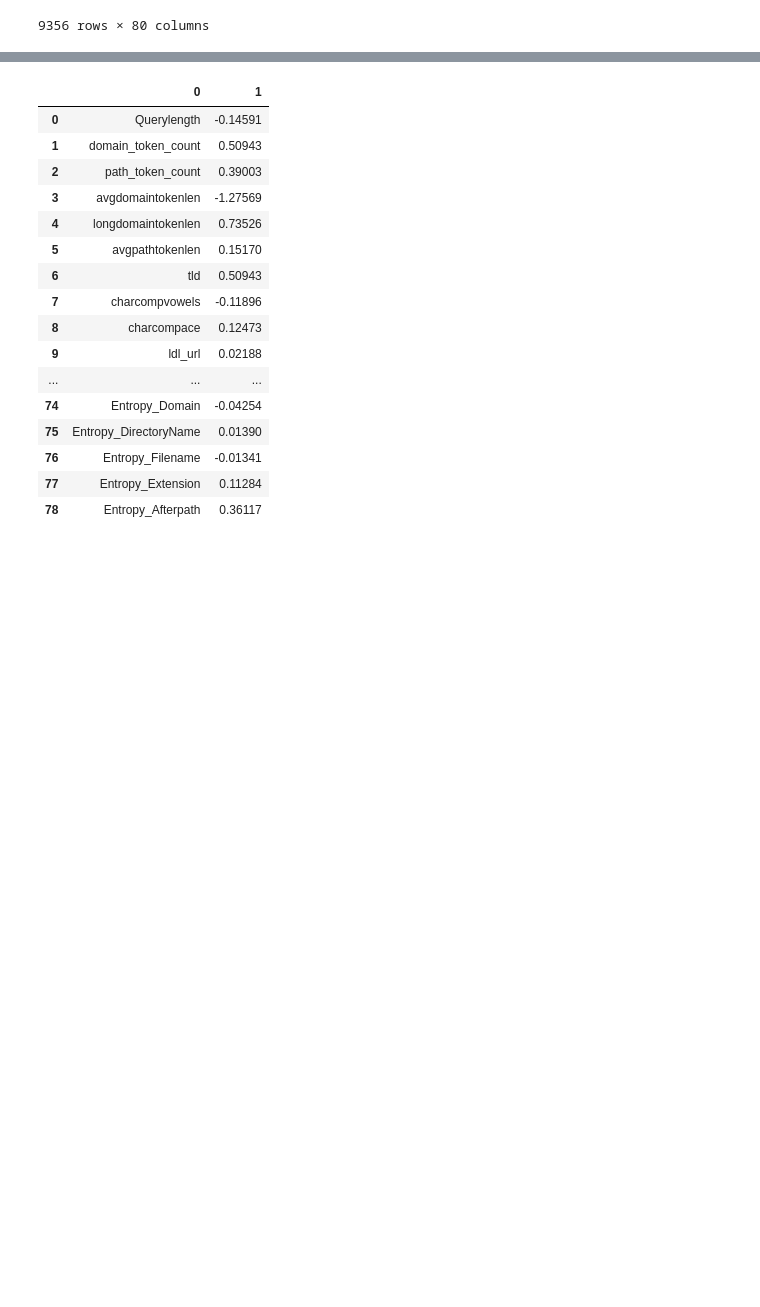
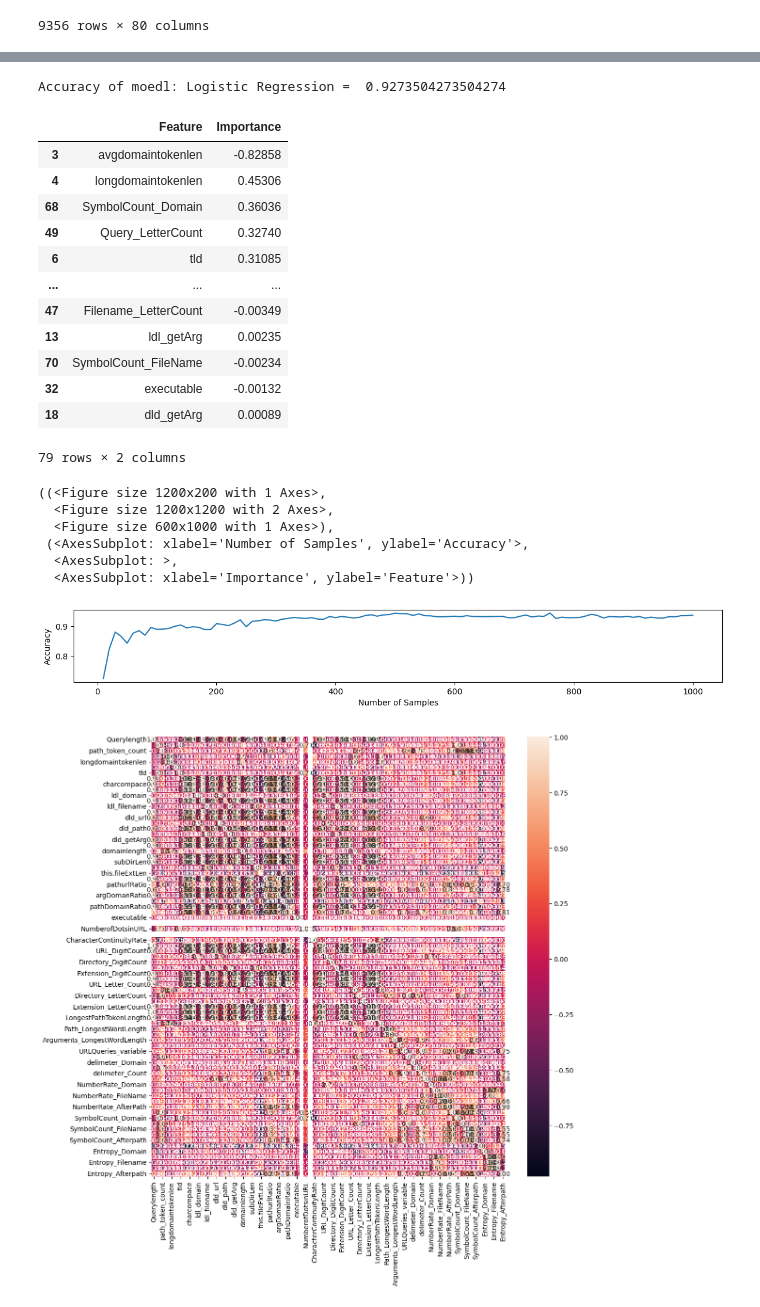
Before and after one commit to AI-and-Blockchain/F22_Web_Spam_Cleanup, a Jupyter notebook: Machine Learning on Spam Data/Test_data.ipynb, the cells around one changed output, grey strips where cells are left out. Drawn from its saved outputs; the diff is of its cells as text; code cells hidden in the pictures; blank space fills up the shorter version.

```diff
--- a/Machine Learning on Spam Data/Test_data.ipynb
+++ b/Machine Learning on Spam Data/Test_data.ipynb
@@ -251,30 +274,38 @@ Accuracy of model: Logistic Regression =  0.9405728943993159
-# %%
-#feature importance
-importance = classifier.coef_[0]
-col_list = list(x.columns)
-collist=[]
-vallist=[]
-for i,v in enumerate(importance):
-	collist.append(col_list[i])
-	vallist.append(v)
-featureDf= pd.DataFrame(data = [collist,vallist]).T
-pd.set_option('display.max_rows', None)
-featureDf
-# %% [output]
-|  | 0 | 1 |
-| 0 | Querylength | -0.14591 |
-| 1 | domain_token_count | 0.50943 |
-| 2 | path_token_count | 0.39003 |
-| 3 | avgdomaintokenlen | -1.27569 |
-| 4 | longdomaintokenlen | 0.73526 |
-| 5 | avgpathtokenlen | 0.15170 |
-| 6 | tld | 0.50943 |
-| 7 | charcompvowels | -0.11896 |
-| 8 | charcompace | 0.12473 |
-| 9 | ldl_url | 0.02188 |
-| ... | ... | ... |
-| 74 | Entropy_Domain | -0.04254 |
-| 75 | Entropy_DirectoryName | 0.01390 |
-| 76 | Entropy_Filename | -0.01341 |
-| 77 | Entropy_Extension | 0.11284 |
-| 78 | Entropy_Afterpath | 0.36117 |
+# %%
+make_plots(
+    *iterative_training(
+        *load_data('All.csv'),
+        train_range=100
+    ),
+    'iscx',
+    top_features=20,
+    figsizes=[
+		(12,2),
+		(12,12),
+		(6,10)
+	]
+
+)
+# %% [output]
+Accuracy of moedl: Logistic Regression =  0.9273504273504274
+|  | Feature | Importance |
+| 3 | avgdomaintokenlen | -0.82858 |
+| 4 | longdomaintokenlen | 0.45306 |
+| 68 | SymbolCount_Domain | 0.36036 |
+| 49 | Query_LetterCount | 0.32740 |
+| 6 | tld | 0.31085 |
+| ... | ... | ... |
+| 47 | Filename_LetterCount | -0.00349 |
+| 13 | ldl_getArg | 0.00235 |
+| 70 | SymbolCount_FileName | -0.00234 |
+| 32 | executable | -0.00132 |
+| 18 | dld_getArg | 0.00089 |
+79 rows × 2 columns
+((<Figure size 1200x200 with 1 Axes>,
+  <Figure size 1200x1200 with 2 Axes>,
+  <Figure size 600x1000 with 1 Axes>),
+ (<AxesSubplot: xlabel='Number of Samples', ylabel='Accuracy'>,
+  <AxesSubplot: >,
+  <AxesSubplot: xlabel='Importance', ylabel='Feature'>))
+[figure, added]
+[figure, added]
```
Also changed, not shown: parts of 14 cells of this notebook, 8 other files.
